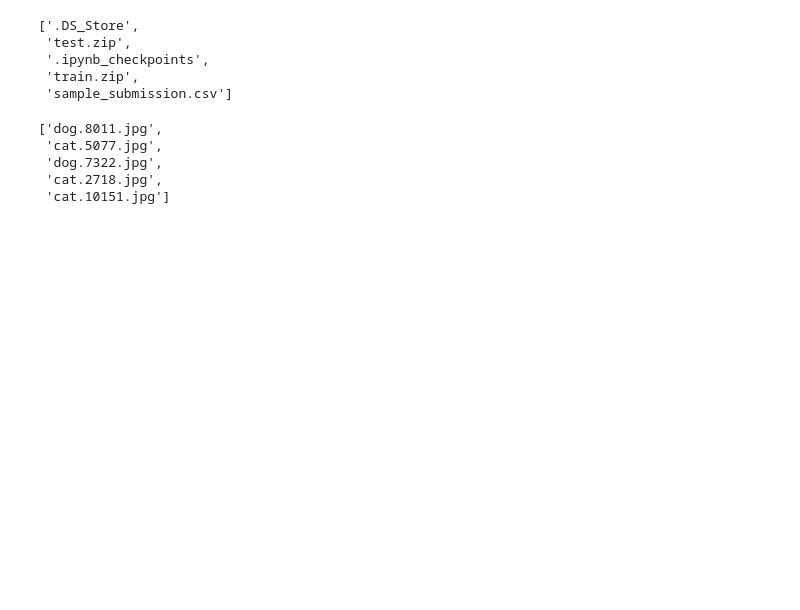
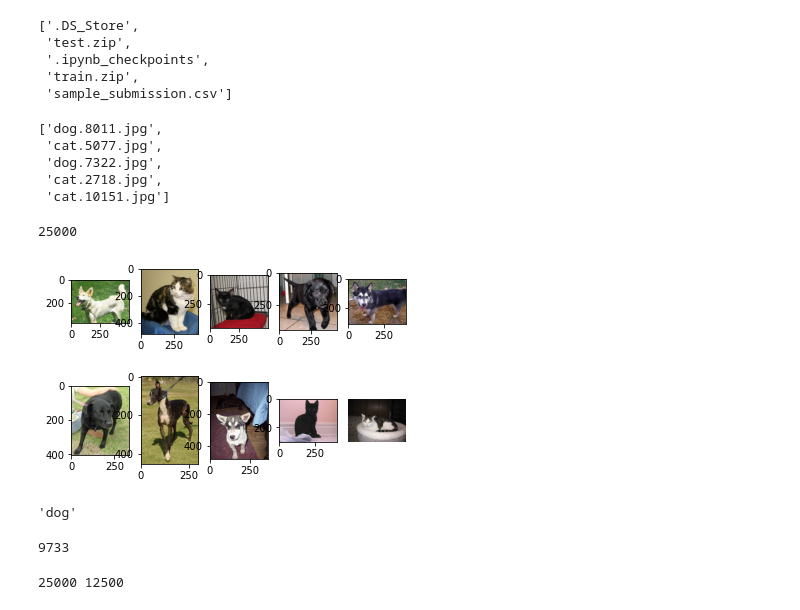
Before and after one commit to SeolJaeHyeok/2021-1_DS, a Jupyter notebook: 소스코드/Project/input/Final_Project_CNN.ipynb, the cells around one changed output. Cells and saved outputs as stored; diff of their text form; code cells hidden in the pictures; blank space fills up the shorter version.

```diff
--- a/소스코드/Project/input/Final_Project_CNN.ipynb
+++ b/소스코드/Project/input/Final_Project_CNN.ipynb
@@ -61,3 +61,40 @@ os.listdir(train_dir)[:5]
  'dog.7322.jpg',
  'cat.2718.jpg',
  'cat.10151.jpg']
+# %%
+import glob
+
+train_list = glob.glob(os.path.join(train_dir,'*.jpg'))
+test_list = glob.glob(os.path.join(test_dir, '*.jpg'))
+# %%
+len(train_list)
+# %% [output]
+25000
+# %%
+from PIL import Image
+random_idx = np.random.randint(1,25000,size=10)
+
+fig = plt.figure()
+i=1
+for idx in random_idx:
+    ax = fig.add_subplot(2,5,i)
+    img = Image.open(train_list[idx])
+    plt.imshow(img)
+    i+=1
+
+plt.axis('off')
+plt.show()
+# %% [output]
+[figure, added]
+# %%
+train_list[0].split('/')[-1].split('.')[0]
+# %% [output]
+'dog'
+# %%
+int(test_list[0].split('/')[-1].split('.')[0])
+# %% [output]
+9733
+# %%
+print(len(train_list), len(test_list))
+# %% [output]
+25000 12500
```
Also changed, not shown: parts of 19 cells of this notebook, 1 other file.
